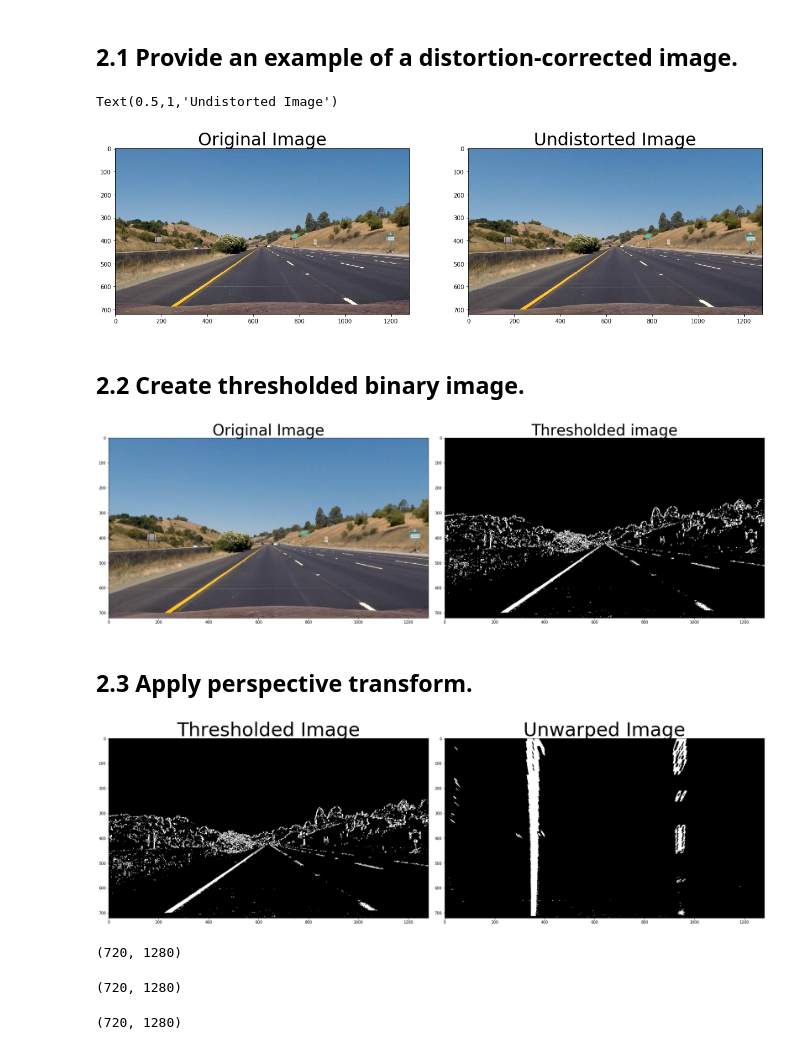
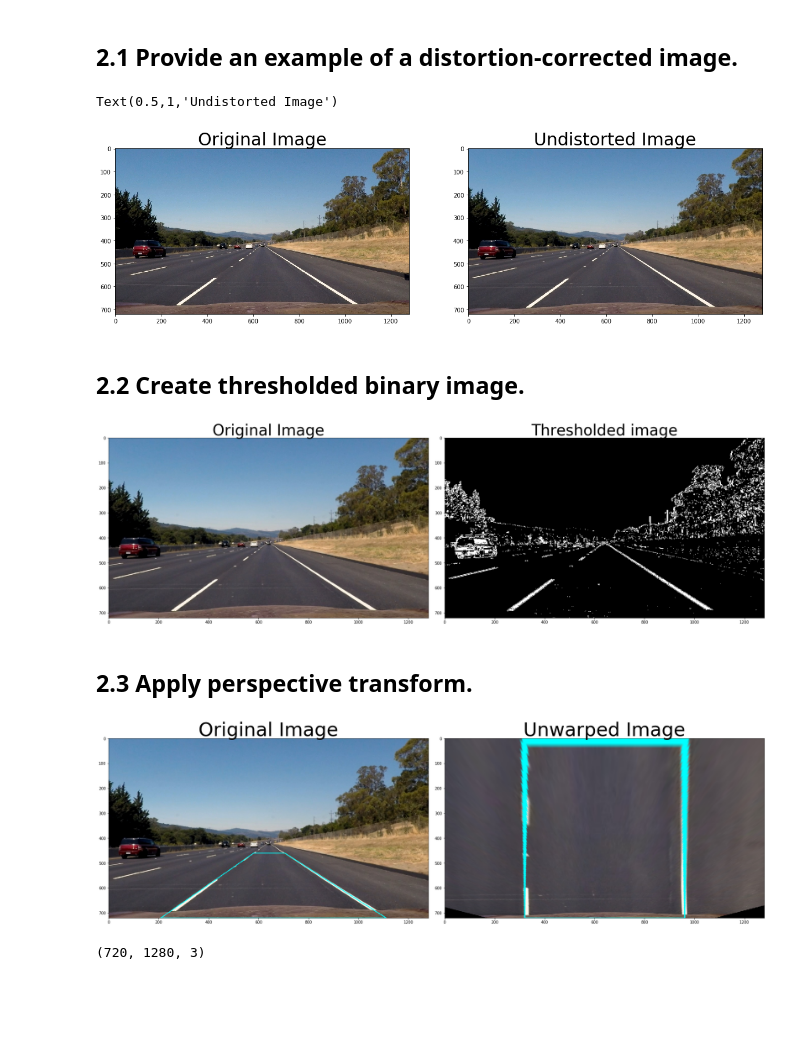
Before and after one commit to uv1000/P2, a Jupyter notebook: P2_SDC_Ulrich_Voll.ipynb, the cells around one changed output. Cells and saved outputs as stored; diff of their text form; code cells hidden in the pictures; blank space fills up the shorter version.

```diff
--- a/P2_SDC_Ulrich_Voll.ipynb
+++ b/P2_SDC_Ulrich_Voll.ipynb
@@ -105,7 +106,9 @@ import pickle
 
 #reading in an image#readin
 image = mpimg.imread('test_images/test1.jpg')
-image = mpimg.imread('test_images/straight_lines1.jpg')
+#image = mpimg.imread('test_images/straight_lines1.jpg')
+image = mpimg.imread('test_images/straight_lines2.jpg')
+original_image=image # for further reference for plotting things
 
 dist_pickle = pickle.load( open( "./camera_cal/wide_dist_pickle.p", "rb" ) )
 mtx = dist_pickle["mtx"]
@@ -123,11 +126,13 @@ ax2.imshow(image_undistorted)
 ax2.set_title('Undistorted Image', fontsize=30)
 # %% [output]
 Text(0.5,1,'Undistorted Image')
-[figure, old version]
+[figure, new version]
 # %% [markdown]
 ## 2.2 Create thresholded binary image.
 # %%
 image = image_undistorted   # use undistorted image from last step in pipeline
+original_image_undistorted=image_undistorted # for further reference for plotting things
+
 
 # Edit this function to create your own pipeline.
 def thresholding(img, s_thresh=(170, 255), sx_thresh=(20, 100)):
@@ -171,53 +176,62 @@ ax2.imshow(result_gray,cmap='gray')
 ax2.set_title('Thresholded image', fontsize=40)
 plt.subplots_adjust(left=0., right=1, top=0.9, bottom=0.)
 # %% [output]
-[figure, old version]
+[figure, new version]
 # %% [markdown]
 ## 2.3 Apply perspective transform.
 # %%
 image = result_gray   # use undistorted and thresholded image from last step in pipeline
-
+#original_image_undistorted
 
 def unwarp(img):
     img_size=(img.shape[1],img.shape[0])
     src = np.float32(
-     [[(img_size[0] / 2) - 65, img_size[1] / 2 + 100],
-     [((img_size[0] / 6) - 60), img_size[1]],
-     [(img_size[0] * 5 / 6) + 60, img_size[1]],
+     [[(img_size[0] / 2) - 60, img_size[1] / 2 + 100],
+     [((img_size[0] / 6) - (5)), img_size[1]],
+     [(img_size[0] * 5 / 6) + 45, img_size[1]],
      [(img_size[0] / 2 + 65), img_size[1] / 2 + 100]])
     dst = np.float32(
      [[(img_size[0] / 4), 0],
      [(img_size[0] / 4), img_size[1]],
      [(img_size[0] * 3 / 4), img_size[1]],
      [(img_size[0] * 3 / 4), 0]])
     # use cv2.getPerspectiveTransform() to get M, the transform matrix
     M = cv2.getPerspectiveTransform(src, dst)
     # use cv2.warpPerspective() to warp your image to a top-down view
     warped=cv2.warpPerspective(img, M, img_size, flags=cv2.INTER_LINEAR)
-    return warped, M
+    return warped, M, src, dst
 
 
-top_down, perspective_M = unwarp(image)
-#print(perspective_M.shape)
+top_down, perspective_M, src, dst = unwarp(original_image_undistorted)
+
+#pts = np.array([[10,5],[20,30],[70,20],[50,10]], np.int32)
+#pts = pts.reshape((-1,1,2))
+#cv2.polylines(img,[pts],True,(0,255,255))
+
+#pts = np.array([[10,5],[20,30],[70,20],[50,10]], np.int32)
+src = src.reshape((-1,1,2))
+orig_plus_polygon=cv2.polylines(original_image_undistorted,np.int32([src]),True,(0,255,255),2)
+original_image_undistorted
+dst = dst.reshape((-1,1,2))
+top_down_plus_polygon=cv2.polylines(top_down,np.int32([dst]),True,(0,255,255),2)
+
+#print(perspective_M.shape)original_image_undistorted
 #print(top_down.shape)
 f, (ax1, ax2) = plt.subplots(1, 2, figsize=(24, 9))
 f.tight_layout()
-ax1.imshow(image,cmap='gray')
-ax1.set_title('Thresholded Image', fontsize=50)
-ax2.imshow(top_down,cmap='gray')
+ax1.imshow(orig_plus_polygon)
+#ax1.imshow(image,cmap='gray')
+ax1.set_title('Original Image', fontsize=50)
+ax2.imshow(top_down_plus_polygon)
 ax2.set_title('Unwarped Image', fontsize=50)
 plt.subplots_adjust(left=0., right=1, top=0.9, bottom=0.)
 # %% [output]
-[figure, old version]
+[figure, new version]
 # %%
 top_down.shape
 # %% [output]
-(720, 1280)
+(720, 1280, 3)
 # %%
 image.shape
-# %% [output]
-(720, 1280)
 # %%
 result_gray.shape
-# %% [output]
-(720, 1280)
```
Also changed, not shown: parts of 3 cells of this notebook, 1 other file.
